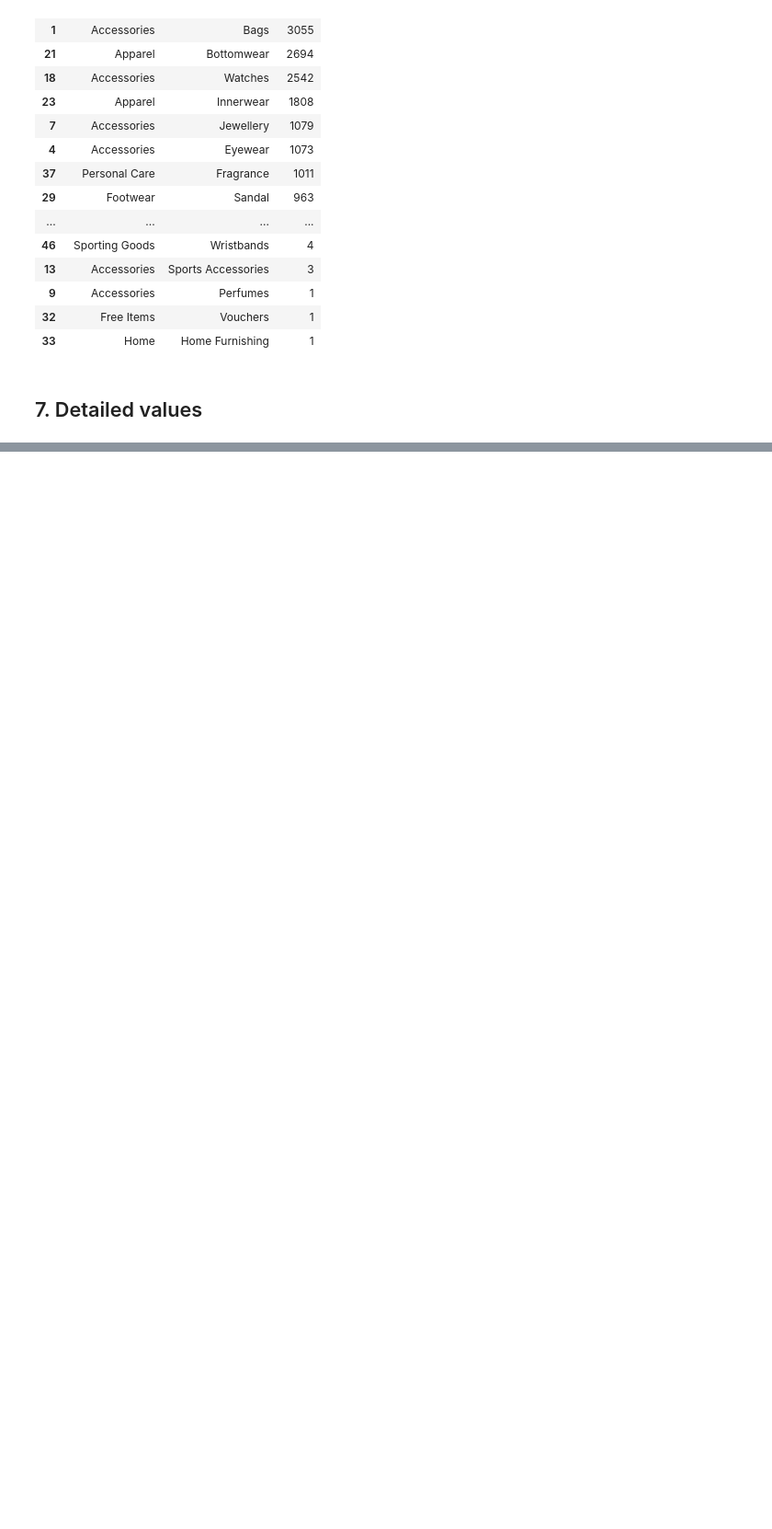
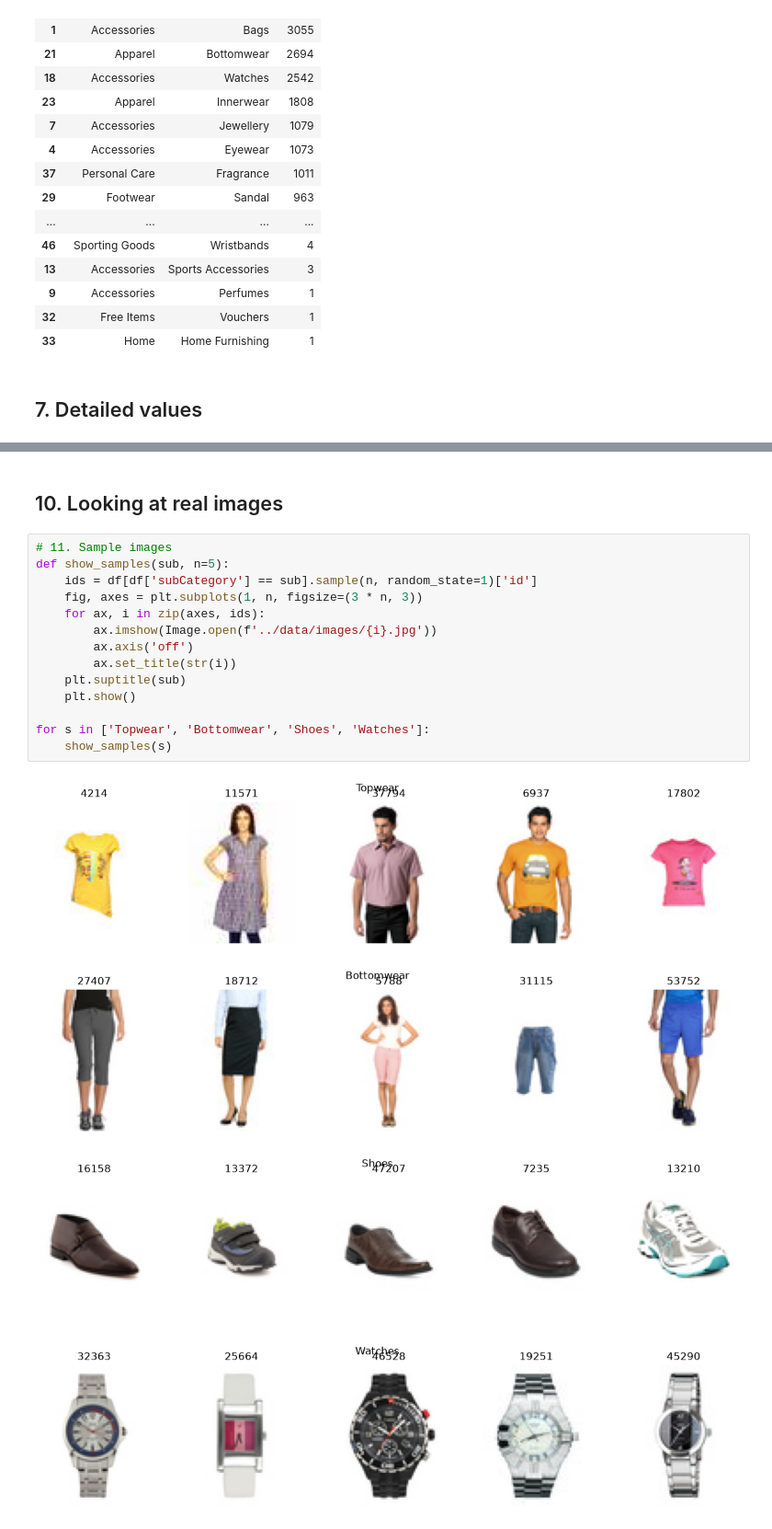
Before and after one commit to pragnika-labs/outfit-recommendation-engine, a Jupyter notebook: notebooks/01_dataset_inspection.ipynb, the cells around one changed output, grey strips where cells are left out. Shown at 92% size. Drawn from its saved outputs; the diff is of its cells as text; blank space fills up the shorter version.

```diff
--- a/notebooks/01_dataset_inspection.ipynb
+++ b/notebooks/01_dataset_inspection.ipynb
@@ -114,0 +188,21 @@ cat_table
+# %% [markdown]
+## 10. Looking at real images
+# %%
+# 11. Sample images
+def show_samples(sub, n=5):
+    ids = df[df['subCategory'] == sub].sample(n, random_state=1)['id']
+    fig, axes = plt.subplots(1, n, figsize=(3 * n, 3))
+    for ax, i in zip(axes, ids):
+        ax.imshow(Image.open(f'../data/images/{i}.jpg'))
+        ax.axis('off')
+        ax.set_title(str(i))
+    plt.suptitle(sub)
+    plt.show()
+
+for s in ['Topwear', 'Bottomwear', 'Shoes', 'Watches']:
+    show_samples(s)
+# %% [output]
+[figure, added]
+[figure, added]
+[figure, added]
+[figure, added]
```
Also changed, not shown: parts of 12 cells of this notebook, 2 other files.
